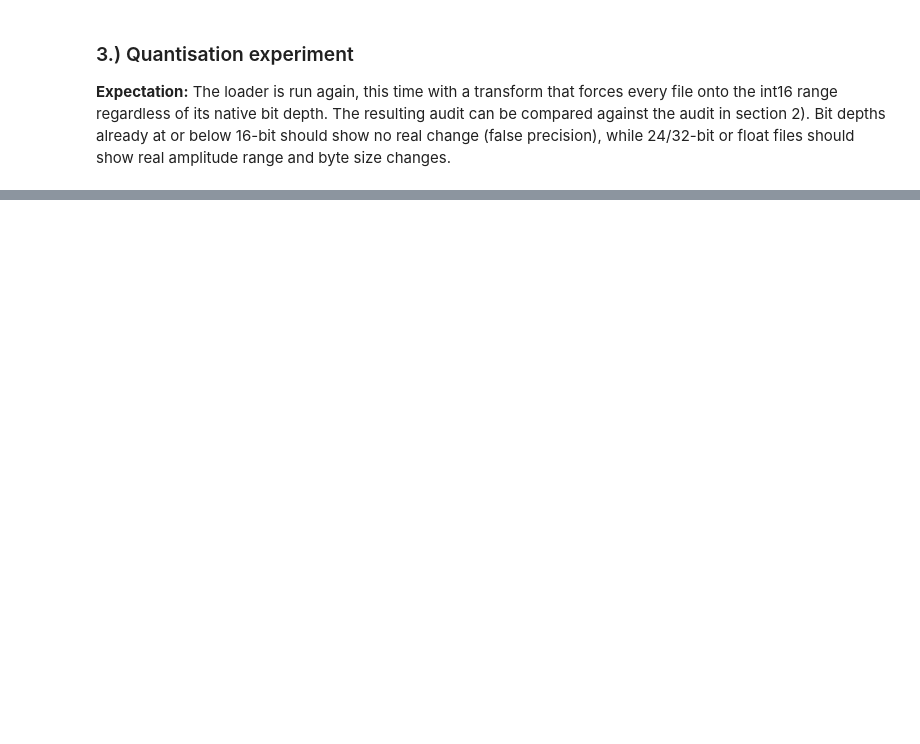
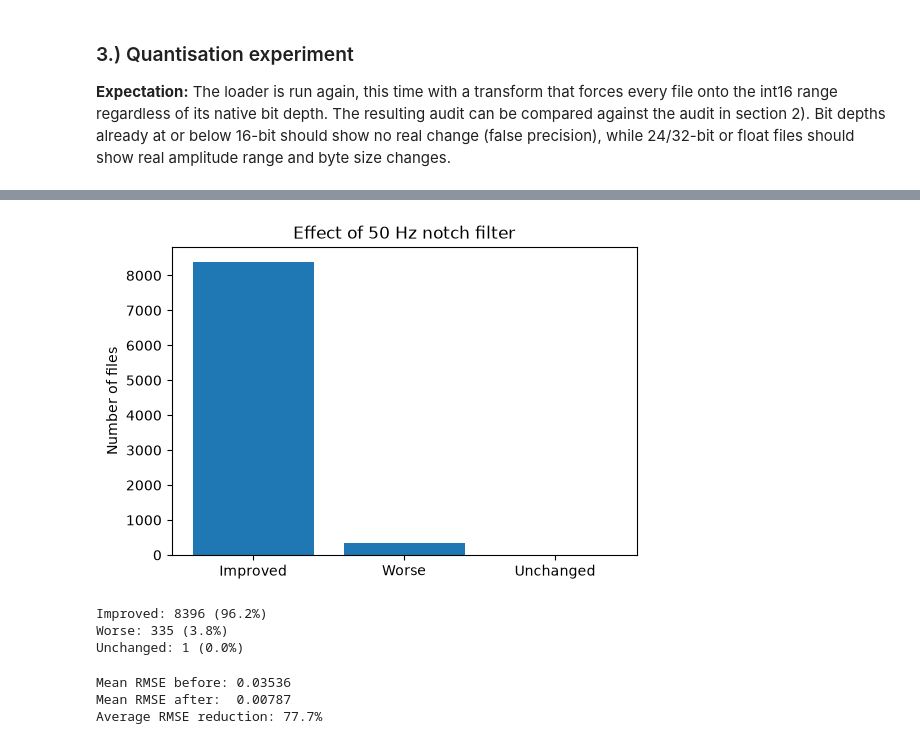
Before and after one commit to HexactlyA/IDIG4120, a Jupyter notebook: IDIG4120_P1_Kivle_Stubø.ipynb, the cells around one changed output, grey strips where cells are left out. Cells and saved outputs as stored; diff of their text form; code cells hidden in the pictures; blank space fills up the shorter version.

```diff
--- a/IDIG4120_P1_Kivle_Stubø.ipynb
+++ b/IDIG4120_P1_Kivle_Stubø.ipynb
@@ -560,0 +761,41 @@ visualize_audit(quantized_statistics)
+# %%
+improved = np.sum(after_values < before_values)
+worse = np.sum(after_values > before_values)
+unchanged = np.sum(after_values == before_values)
+
+plt.figure(figsize=(6, 4))
+
+plt.bar(
+    ["Improved", "Worse", "Unchanged"],
+    [improved, worse, unchanged]
+)
+
+plt.ylabel("Number of files")
+plt.title("Effect of 50 Hz notch filter")
+
+plt.show()
+
+print(f"Improved: {improved} ({improved / len(before_values) * 100:.1f}%)")
+print(f"Worse: {worse} ({worse / len(before_values) * 100:.1f}%)")
+print(f"Unchanged: {unchanged} ({unchanged / len(before_values) * 100:.1f}%)")
+# %% [output]
+[figure, added]
+Improved: 8396 (96.2%)
+Worse: 335 (3.8%)
+Unchanged: 1 (0.0%)
+# %%
+mean_before = before_values.mean()
+mean_after = after_values.mean()
+
+reduction = (
+    (mean_before - mean_after)
+    / mean_before
+) * 100
+
+print(f"Mean RMSE before: {mean_before:.5f}")
+print(f"Mean RMSE after:  {mean_after:.5f}")
+print(f"Average RMSE reduction: {reduction:.1f}%")
+# %% [output]
+Mean RMSE before: 0.03536
+Mean RMSE after:  0.00787
+Average RMSE reduction: 77.7%
```
Also changed, not shown: parts of 7 cells of this notebook.
